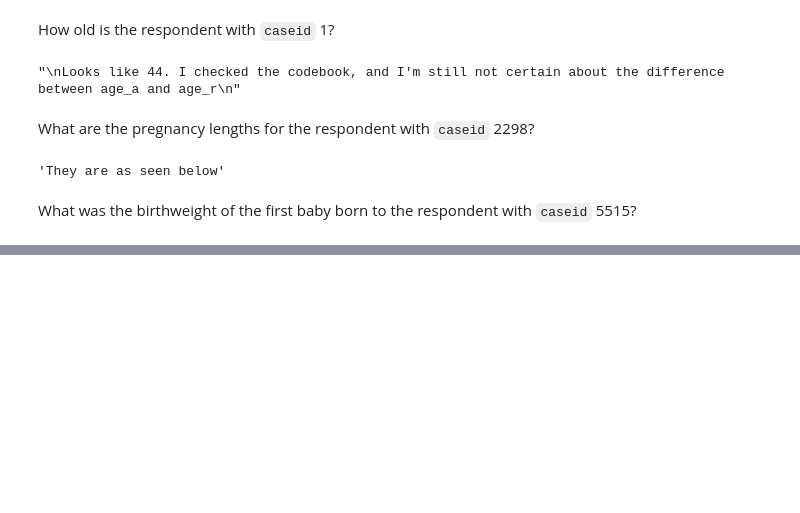
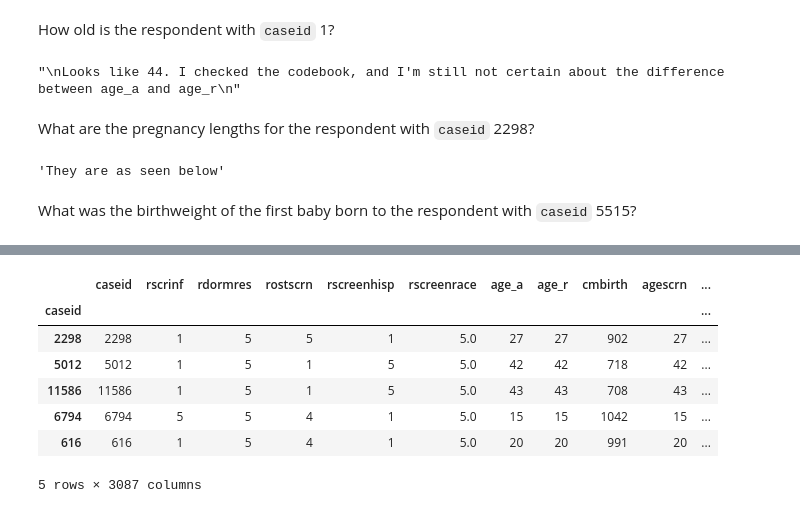
Before and after one commit to SeanCCarter/ThinkStats2, a Jupyter notebook: code/chap01mine.ipynb, the cells around one changed output, grey strips where cells are left out. Drawn from its saved outputs; the diff is of its cells as text; code cells hidden in the pictures; blank space fills up the shorter version.

```diff
--- a/code/chap01mine.ipynb
+++ b/code/chap01mine.ipynb
@@ -257 +257,13 @@ preg[preg.caseid==5012].totalwgt_lb
 Name: totalwgt_lb, dtype: float64
+# %%
+resp.index = resp.caseid
+resp.head()
+# %% [output]
+|  | caseid | rscrinf | rdormres | rostscrn | rscreenhisp | rscreenrace | age_a | age_r | cmbirth | agescrn | ... |
+| caseid |  |  |  |  |  |  |  |  |  |  | ... |
+| 2298 | 2298 | 1 | 5 | 5 | 1 | 5.0 | 27 | 27 | 902 | 27 | ... |
+| 5012 | 5012 | 1 | 5 | 1 | 5 | 5.0 | 42 | 42 | 718 | 42 | ... |
+| 11586 | 11586 | 1 | 5 | 1 | 5 | 5.0 | 43 | 43 | 708 | 43 | ... |
+| 6794 | 6794 | 5 | 5 | 4 | 1 | 5.0 | 15 | 15 | 1042 | 15 | ... |
+| 616 | 616 | 1 | 5 | 4 | 1 | 5.0 | 20 | 20 | 991 | 20 | ... |
+5 rows × 3087 columns
```
Also changed, not shown: parts of 9 cells of this notebook, 1 other file.
